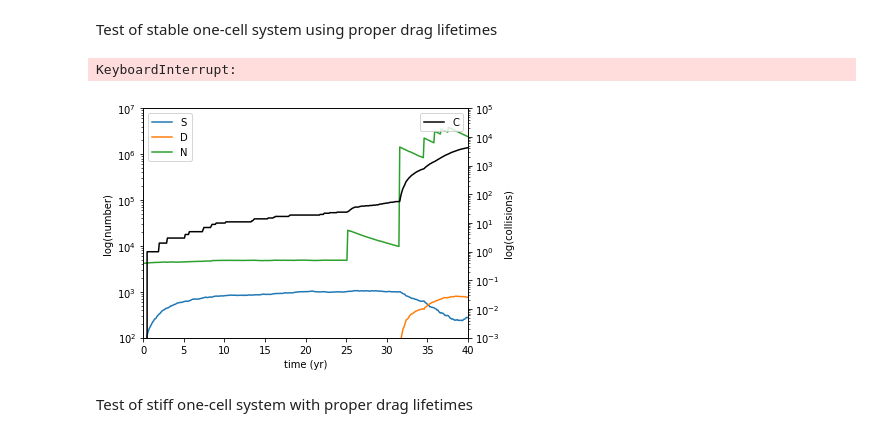
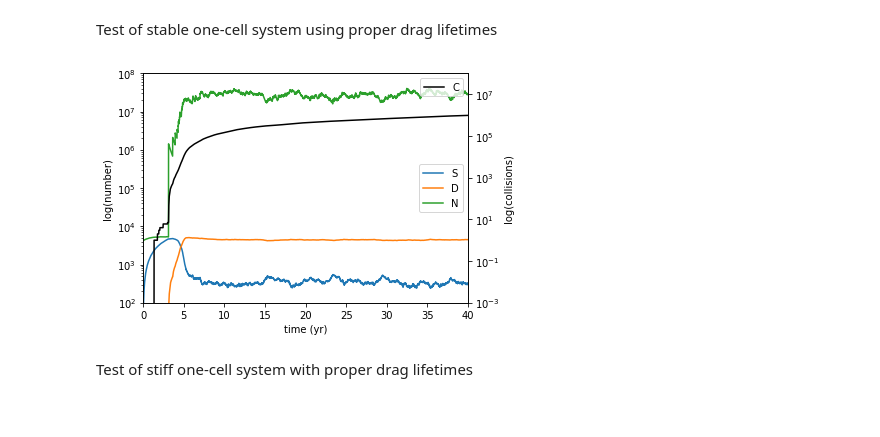
Before and after one commit to JustinLaw-D/debris-simulations, a Jupyter notebook: NCell_sims.ipynb, the cells around one changed output. Cells and saved outputs as stored; diff of their text form; code cells hidden in the pictures.

```diff
--- a/NCell_sims.ipynb
+++ b/NCell_sims.ipynb
@@ -153,45 +149,37 @@ def drag_lifetime_loc(hmax, hmin, a_over_m):
 atmosphere = NCell(np.array([S_i]), np.array([D_i]), np.array([N_i]), np.array([alt]),
                 np.array([dh]), np.array([lam]), drag_lifetime_loc)
 # %%
-atmosphere.run_sim(T/4, dt=0.01)
-print('Done')
-atmosphere.run_sim(T/2, dt=0.01)
-print('Done')
-atmosphere.run_sim(3*T/4, dt=0.01)
-print('Done')
 atmosphere.run_sim(T, dt=0.01)
 t = atmosphere.get_t()
 S = atmosphere.get_S()[0]
 D = atmosphere.get_D()[0]
 N = atmosphere.get_N()[0]
 C = atmosphere.get_C()[0]
-# %% [output]
-KeyboardInterrupt:
 # %%
 import matplotlib.pyplot as plt
 
 fig, ax1 = plt.subplots()
 ax1.set_xlabel('time (yr)')
 ax1.set_ylabel('log(number)')
 ax1.set_yscale('log')
 ax1.plot(t, S, label='S')
 ax1.plot(t, D, label='D')
 ax1.plot(t, N, label='N')
-ax1.set_ylim(100, 1e7)
+ax1.set_ylim(100, 1e8)
 ax1.set_xlim(0,T)
 ax1.legend()
 
 ax2 = ax1.twinx()  # instantiate a second axes that shares the same x-axis
 ax2.set_ylabel('log(collisions)')  # we already handled the x-label with ax1
 ax2.plot(t, C, label='C', color='k')
-ax2.set_ylim(1e-3, 1e5)
+ax2.set_ylim(1e-3, 1e8)
 ax2.set_yscale('log')
 ax2.legend()
 
 fig.tight_layout()  # otherwise the right y-label is slightly clipped
 plt.show()
 # %% [output]
-[figure, old version]
+[figure, new version]
 # %% [markdown]
 Test of stiff one-cell system with proper drag lifetimes
 # %%
```
Also changed, not shown: parts of 3 cells of this notebook, 2 other files.
